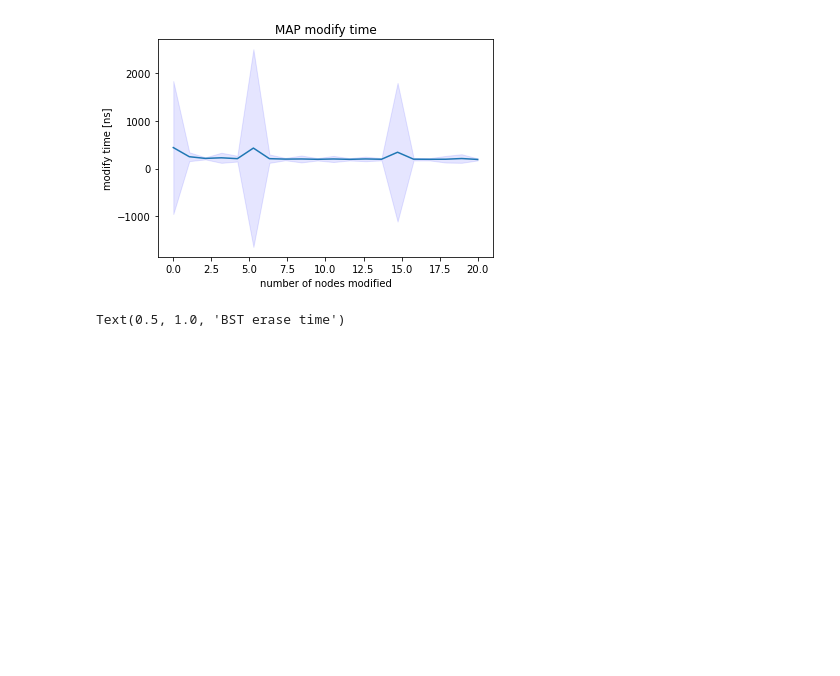
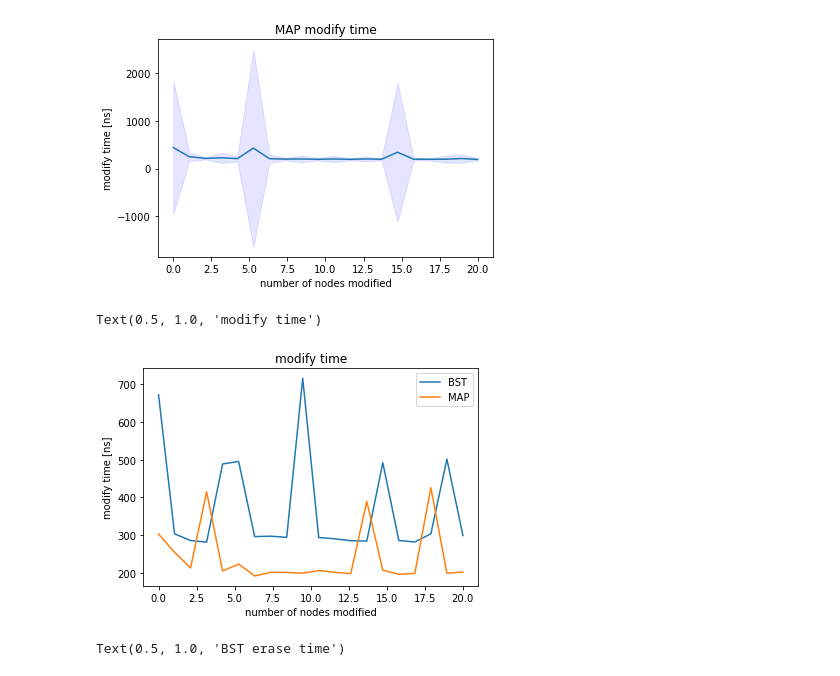
Before and after one commit to Andrecik/BinarySearchTree, a Jupyter notebook: benchgraph.ipynb, the cells around one changed output. Cells and saved outputs as stored; diff of their text form; code cells hidden in the pictures; blank space fills up the shorter version.

```diff
--- a/benchgraph.ipynb
+++ b/benchgraph.ipynb
@@ -211,6 +249,19 @@ ax.set_title("MAP modify time")
 # %% [output]
 Text(0.5, 1.0, 'MAP modify time')
 [figure]
+# %%
+# MODIFY MAP
+x = np.linspace(0, random_test, random_test)
+fig, ax = plt.subplots()
+ax.plot(x, modify_BST_mean)
+ax.plot(x, modify_map_mean)
+ax.legend(["BST","MAP" ])
+ax.set_xlabel('number of nodes modified')
+ax.set_ylabel('modify time [ns]')
+ax.set_title("modify time")
+# %% [output]
+Text(0.5, 1.0, 'modify time')
+[figure, added]
 # %%
 # ERASE BST
 x = np.linspace(0, random_test, random_test)
```
Also changed, not shown: parts of 7 cells of this notebook, 1 other file.
